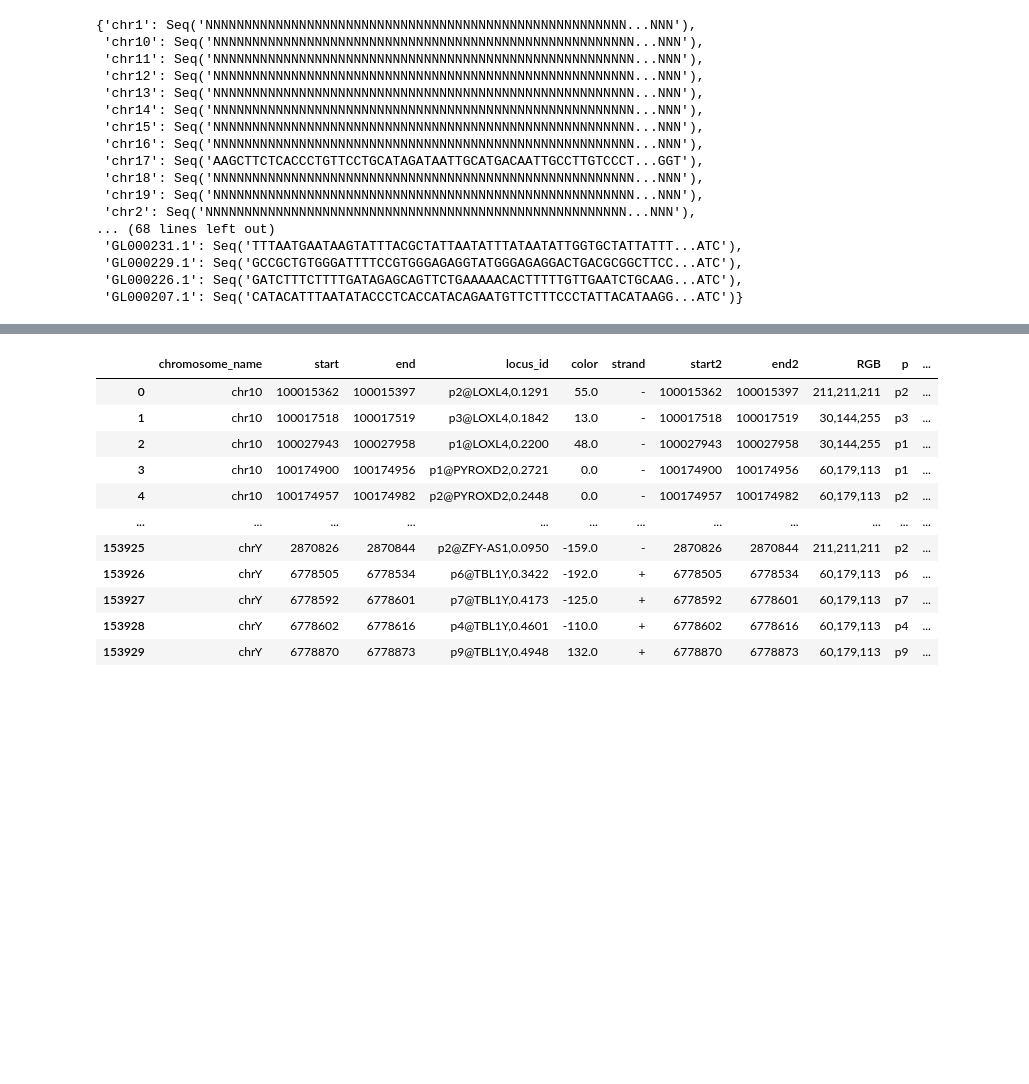
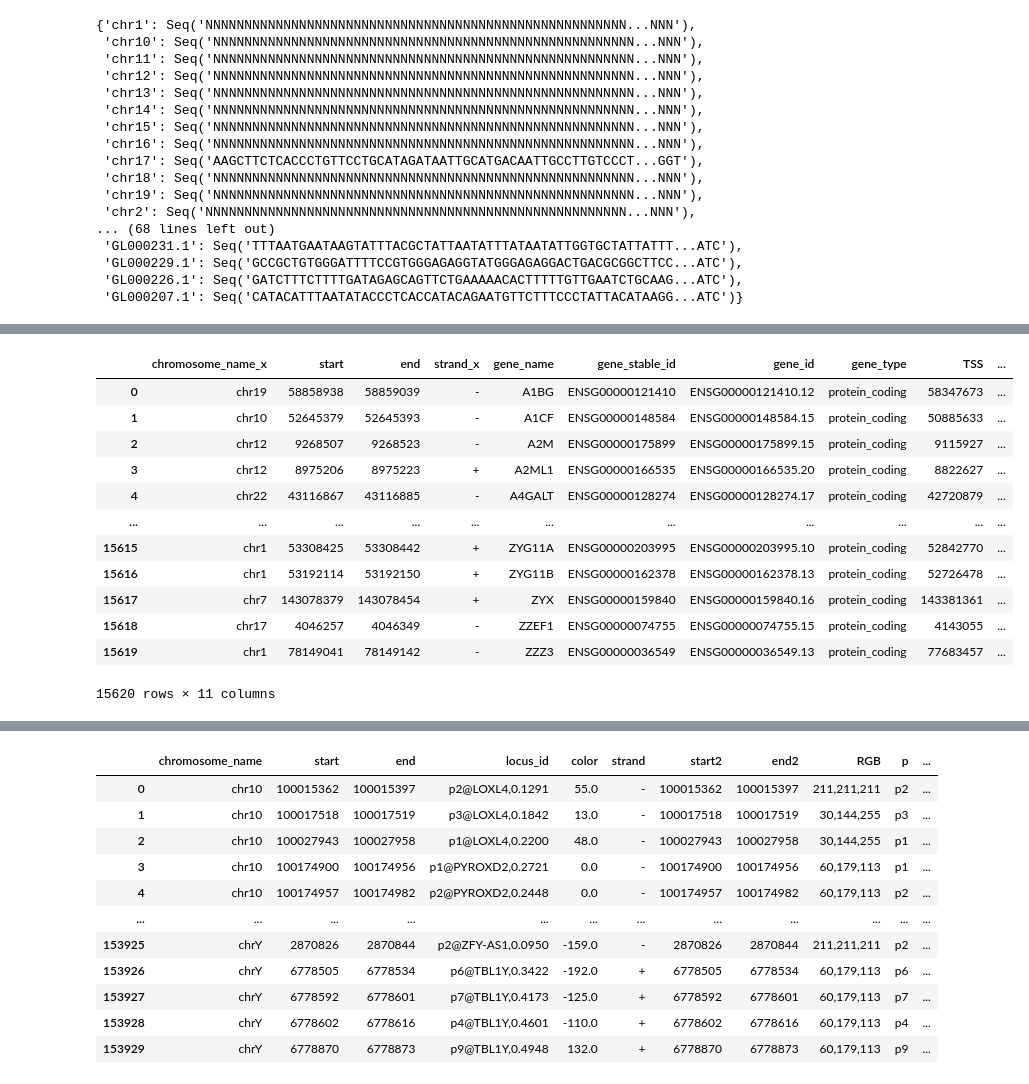
Before and after one commit to IloDan/GX_alBERTo, a Jupyter notebook: data_manipulation/manipulation_ric.ipynb, the cells around one changed output, grey strips where cells are left out. Saved outputs shown, nothing was run; the diff lists cells and outputs as text; code cells hidden in the pictures; blank space fills up the shorter version.

```diff
--- a/data_manipulation/manipulation_ric.ipynb
+++ b/data_manipulation/manipulation_ric.ipynb
@@ -69,0 +75,15 @@ df
+# %%
+import re
+
+def estrai_numero(s):
+    match = re.match(r'p(\d+)', s)
+    if match:
+        return int(match.group(1))
+    else:
+        return None
+
+
+df['p_value'] = df['p'].apply(estrai_numero)
+#droppa righe con p_value non definito
+df = df.dropna()
+df
@@ -69,0 +104,4 @@ df
+# %%
+df = df.loc[df.groupby("gene_name")["p_value"].idxmin()]
+df.drop(columns=["p", "p_value"], inplace=True)
+df
@@ -69,0 +122,4 @@ df
+# %%
+lizio=pd.read_csv("..\\dataset\\Join_with_Lizio.csv",sep=",")
+lizio.drop(columns=["Unnamed: 0"],inplace=True)
+lizio
@@ -69,0 +140,18 @@ df
+# %%
+#join dei due dataframe su gene_name
+df2 = pd.merge(df, lizio, on="gene_name")
+df2
+# %% [output]
+|  | chromosome_name_x | start | end | strand_x | gene_name | gene_stable_id | gene_id | gene_type | TSS | ... |
+| 0 | chr19 | 58858938 | 58859039 | - | A1BG | ENSG00000121410 | ENSG00000121410.12 | protein_coding | 58347673 | ... |
+| 1 | chr10 | 52645379 | 52645393 | - | A1CF | ENSG00000148584 | ENSG00000148584.15 | protein_coding | 50885633 | ... |
+| 2 | chr12 | 9268507 | 9268523 | - | A2M | ENSG00000175899 | ENSG00000175899.15 | protein_coding | 9115927 | ... |
+| 3 | chr12 | 8975206 | 8975223 | + | A2ML1 | ENSG00000166535 | ENSG00000166535.20 | protein_coding | 8822627 | ... |
+| 4 | chr22 | 43116867 | 43116885 | - | A4GALT | ENSG00000128274 | ENSG00000128274.17 | protein_coding | 42720879 | ... |
+| ... | ... | ... | ... | ... | ... | ... | ... | ... | ... | ... |
+| 15615 | chr1 | 53308425 | 53308442 | + | ZYG11A | ENSG00000203995 | ENSG00000203995.10 | protein_coding | 52842770 | ... |
+| 15616 | chr1 | 53192114 | 53192150 | + | ZYG11B | ENSG00000162378 | ENSG00000162378.13 | protein_coding | 52726478 | ... |
+| 15617 | chr7 | 143078379 | 143078454 | + | ZYX | ENSG00000159840 | ENSG00000159840.16 | protein_coding | 143381361 | ... |
+| 15618 | chr17 | 4046257 | 4046349 | - | ZZEF1 | ENSG00000074755 | ENSG00000074755.15 | protein_coding | 4143055 | ... |
+| 15619 | chr1 | 78149041 | 78149142 | - | ZZZ3 | ENSG00000036549 | ENSG00000036549.13 | protein_coding | 77683457 | ... |
+15620 rows × 11 columns
```
Also changed, not shown: parts of 11 cells of this notebook, 6 other files.
